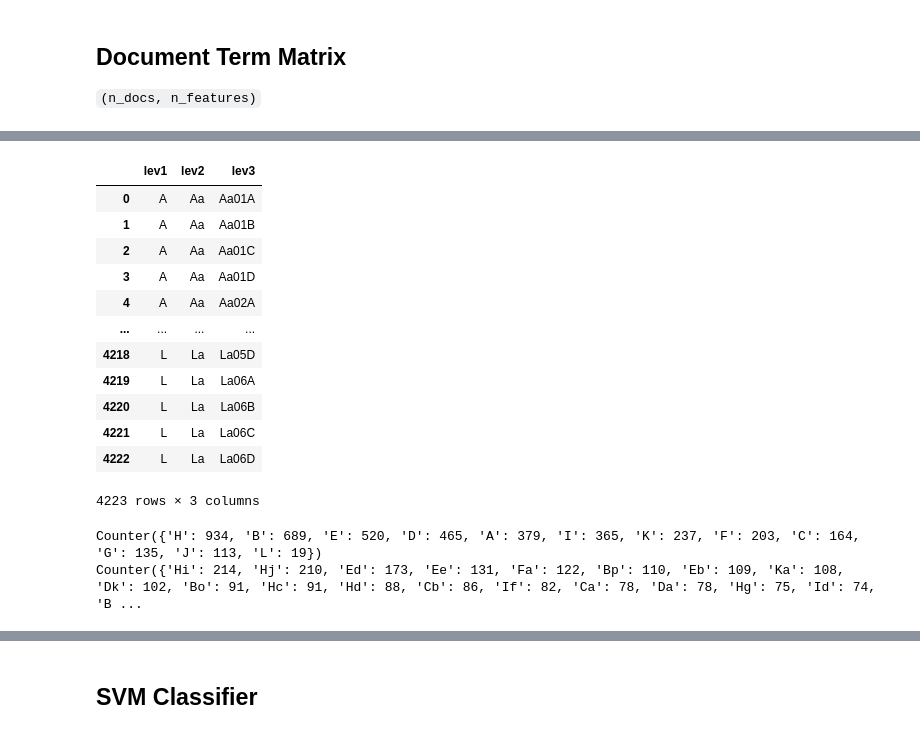
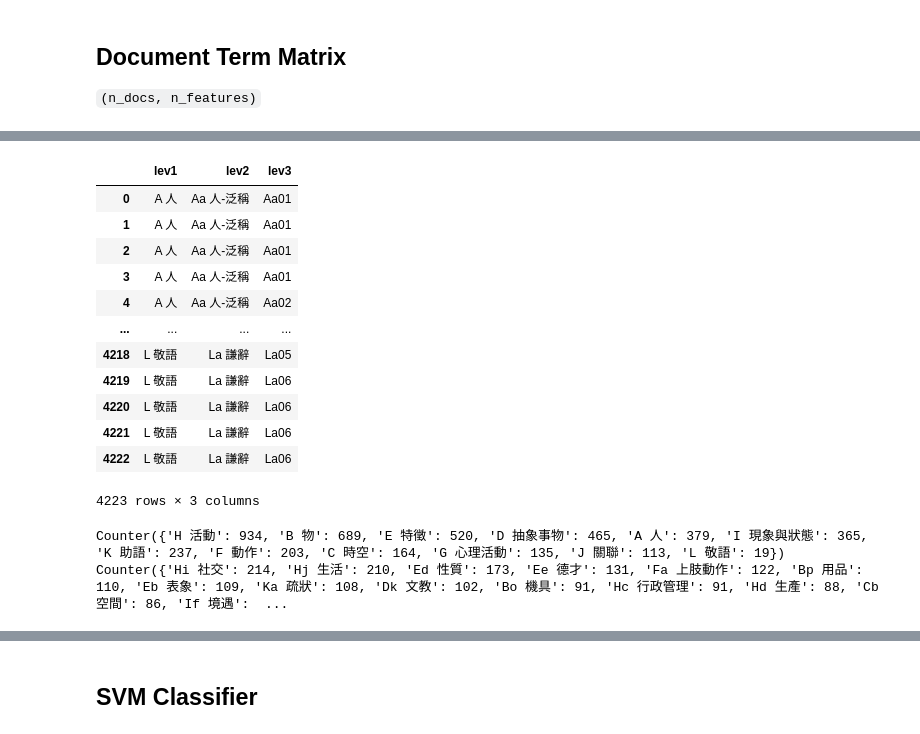
Before and after one commit to liao961120/cilin, a Jupyter notebook: etc/classification.ipynb, the cells around one changed output, grey strips where cells are left out. Drawn from its saved outputs; the diff is of its cells as text; code cells hidden in the pictures.

```diff
--- a/etc/classification.ipynb
+++ b/etc/classification.ipynb
@@ -45,19 +48,21 @@ array([0, 0, 0, 0, 0, 0, 0, 0, 0, 0, 0, 0, 0, 0, 0, 0, 0, 0, 1, 0, 0, 0,
 import numpy as np
 from sklearn.feature_extraction.text import TfidfTransformer
 
-doc2id = { doc:i for i, doc in enumerate(documents.keys()) }
-id2doc = { v:k for k, v in doc2id.items() }
+# doc2id = { doc:i for i, doc in enumerate(documents.keys()) }
+# id2doc = { v:k for k, v in doc2id.items() }
 
-count_mat = []
-for doc in doc2id:
-    doc = Tagger.encode_doc(documents[doc])
-    count_mat.append(doc)
-count_mat = np.array(count_mat)
-print(count_mat.shape)
+# count_mat = []
+# for doc in doc2id:
+#     doc = Tagger.encode_doc(documents[doc])
+#     count_mat.append(doc)
+# count_mat = np.array(count_mat)
+# print(count_mat.shape)
 
 # TF-IDF weighting
-idf = TfidfTransformer().fit(count_mat)
-# print(idf.idf_.shape)
-tf_idf_mat = idf.transform(count_mat) #.toarray()
-tf_idf_mat.toarray()
+# idf = TfidfTransformer().fit(count_mat)
+# # print(idf.idf_.shape)
+# tf_idf_mat = idf.transform(count_mat) #.toarray()
+# tf_idf_mat.toarray()
+DTM = DocumentTermMatrix(RSTagger=Tagger, Cilin=C, level=4)
+DTM.np
 # %% [output]
@@ -87,26 +96,24 @@ df_feat.head()
 5 rows × 546 columns
 # %%
-df_tgt = [ C._parse_key(x) for x in doc2id.keys() ]
-df_tgt = [ (x[0], ''.join(x[:2]), ''.join(x)) for x in df_tgt ]
-df_tgt = pd.DataFrame(df_tgt, columns="lev1 lev2 lev3".split())
+df_tgt = DTM.df_tgt
 df_tgt
 # %% [output]
 |  | lev1 | lev2 | lev3 |
-| 0 | A | Aa | Aa01A |
-| 1 | A | Aa | Aa01B |
-| 2 | A | Aa | Aa01C |
-| 3 | A | Aa | Aa01D |
-| 4 | A | Aa | Aa02A |
+| 0 | A 人 | Aa 人-泛稱 | Aa01 |
+| 1 | A 人 | Aa 人-泛稱 | Aa01 |
+| 2 | A 人 | Aa 人-泛稱 | Aa01 |
+| 3 | A 人 | Aa 人-泛稱 | Aa01 |
+| 4 | A 人 | Aa 人-泛稱 | Aa02 |
 | ... | ... | ... | ... |
-| 4218 | L | La | La05D |
-| 4219 | L | La | La06A |
-| 4220 | L | La | La06B |
-| 4221 | L | La | La06C |
-| 4222 | L | La | La06D |
+| 4218 | L 敬語 | La 謙辭 | La05 |
+| 4219 | L 敬語 | La 謙辭 | La06 |
+| 4220 | L 敬語 | La 謙辭 | La06 |
+| 4221 | L 敬語 | La 謙辭 | La06 |
+| 4222 | L 敬語 | La 謙辭 | La06 |
 4223 rows × 3 columns
 # %%
 for l in "lev1 lev2".split():
     print(Counter(df_tgt[l]))
 # %% [output]
-Counter({'H': 934, 'B': 689, 'E': 520, 'D': 465, 'A': 379, 'I': 365, 'K': 237, 'F': 203, 'C': 164, 'G': 135, 'J': 113, 'L': 19})
-Counter({'Hi': 214, 'Hj': 210, 'Ed': 173, 'Ee': 131, 'Fa': 122, 'Bp': 110, 'Eb': 109, 'Ka': 108, 'Dk': 102, 'Bo': 91, 'Hc': 91, 'Hd': 88, 'Cb': 86, 'If': 82, 'Ca': 78, 'Da': 78, 'Hg': 75, 'Id': 74, 'B ...
+Counter({'H 活動': 934, 'B 物': 689, 'E 特徵': 520, 'D 抽象事物': 465, 'A 人': 379, 'I 現象與狀態': 365, 'K 助語': 237, 'F 動作': 203, 'C 時空': 164, 'G 心理活動': 135, 'J 關聯': 113, 'L 敬語': 19})
+Counter({'Hi 社交': 214, 'Hj 生活': 210, 'Ed 性質': 173, 'Ee 德才': 131, 'Fa 上肢動作': 122, 'Bp 用品': 110, 'Eb 表象': 109, 'Ka 疏狀': 108, 'Dk 文教': 102, 'Bo 機具': 91, 'Hc 行政管理': 91, 'Hd 生產': 88, 'Cb 空間': 86, 'If 境遇':  ...
```
Also changed, not shown: parts of 13 cells of this notebook, 1 other file.
